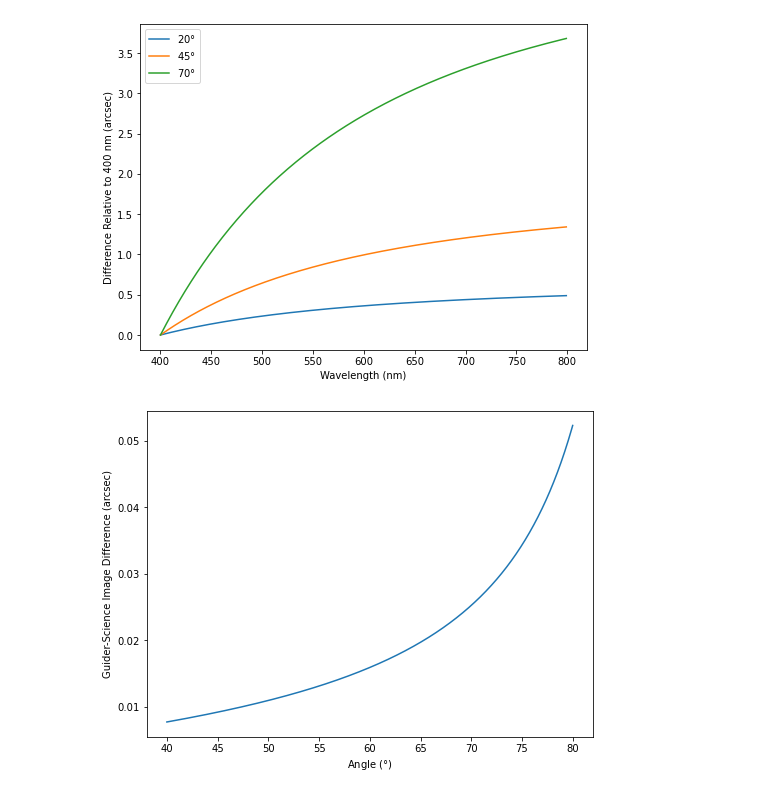
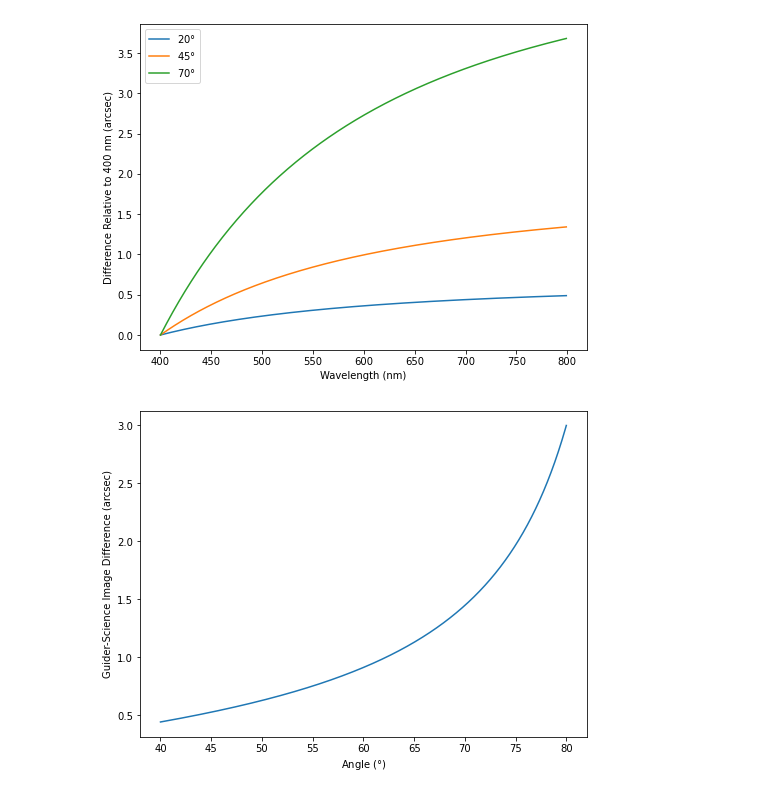
Before and after one commit to mrchu39/astro-229-hw1, a Jupyter notebook: problem-7.ipynb, the cells around one changed output. Cells and saved outputs as stored; diff of their text form; code cells hidden in the pictures.

```diff
--- a/problem-7.ipynb
+++ b/problem-7.ipynb
@@ -45,20 +45,20 @@ plt.show()
 # %%
 g_n = 1+delta_n(650, 273, 700)
 k_n = 1+delta_n(650, 273, 2200)
 
 ang = np.arange(40,80,0.01)*np.pi/180
 
 diff = np.arcsin(np.sin(ang)*g_n)-np.arcsin(np.sin(ang)*k_n)
 
 plt.figure(figsize=(8,6))
 
-plt.plot(ang*180/np.pi, diff*3600)
+plt.plot(ang*180/np.pi, diff*180/np.pi*3600)
 
 plt.xlabel('Angle ($\degree$)')
 plt.ylabel('Guider-Science Image Difference (arcsec)')
 
 plt.savefig('guider_science.pdf', bbox_inches='tight')
 
 plt.show()
 # %% [output]
-[figure, old version]
+[figure, new version]
```
